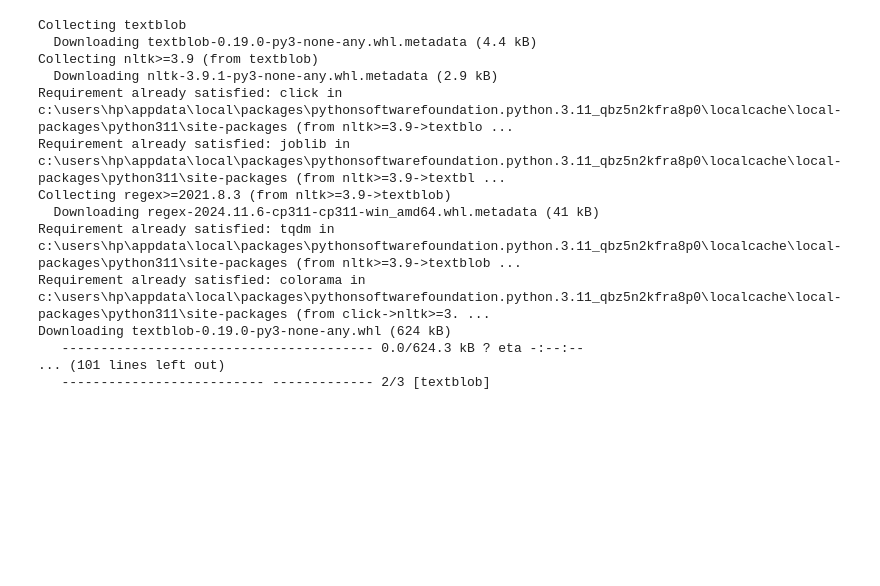
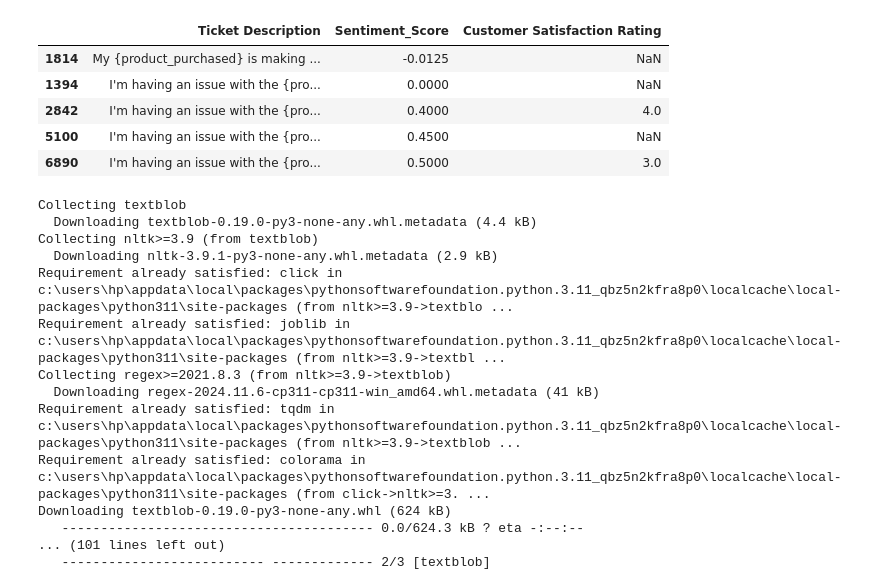
Before and after one commit to KishanBouri/Customer-Satisfaction-Prediction, a Jupyter notebook: notebooks/01_sentiment_analysis.ipynb, the cells around one changed output. Saved outputs shown, nothing was run; the diff lists cells and outputs as text; code cells hidden in the pictures; blank space fills up the shorter version.

```diff
--- a/notebooks/01_sentiment_analysis.ipynb
+++ b/notebooks/01_sentiment_analysis.ipynb
@@ -0,0 +1,6 @@
+# %%
+import pandas as pd
+
+df = pd.read_csv("../data/processed/sentiment_scored_tickets.csv")
+
+df.head()
@@ -0,0 +63,7 @@
+# %%
+
+df = df.drop(columns=["Resolution", "Time to Resolution"])
+
+df["First Response Time"] = df["First Response Time"].fillna("Missing")
+
+df = df[df["Customer Satisfaction Rating"].notna()].copy()
@@ -1,3 +92,12 @@
+# %%
+df.sample(5)[["Ticket Description", "Sentiment_Score", "Customer Satisfaction Rating"]]
+# %% [output]
+|  | Ticket Description | Sentiment_Score | Customer Satisfaction Rating |
+| 1814 | My {product_purchased} is making ... | -0.0125 | NaN |
+| 1394 | I'm having an issue with the {pro... | 0.0000 | NaN |
+| 2842 | I'm having an issue with the {pro... | 0.4000 | 4.0 |
+| 5100 | I'm having an issue with the {pro... | 0.4500 | NaN |
+| 6890 | I'm having an issue with the {pro... | 0.5000 | 3.0 |
 # %%
 !pip install textblob
 import nltk
```
Also changed, not shown: parts of 13 cells of this notebook, 1 other file.
